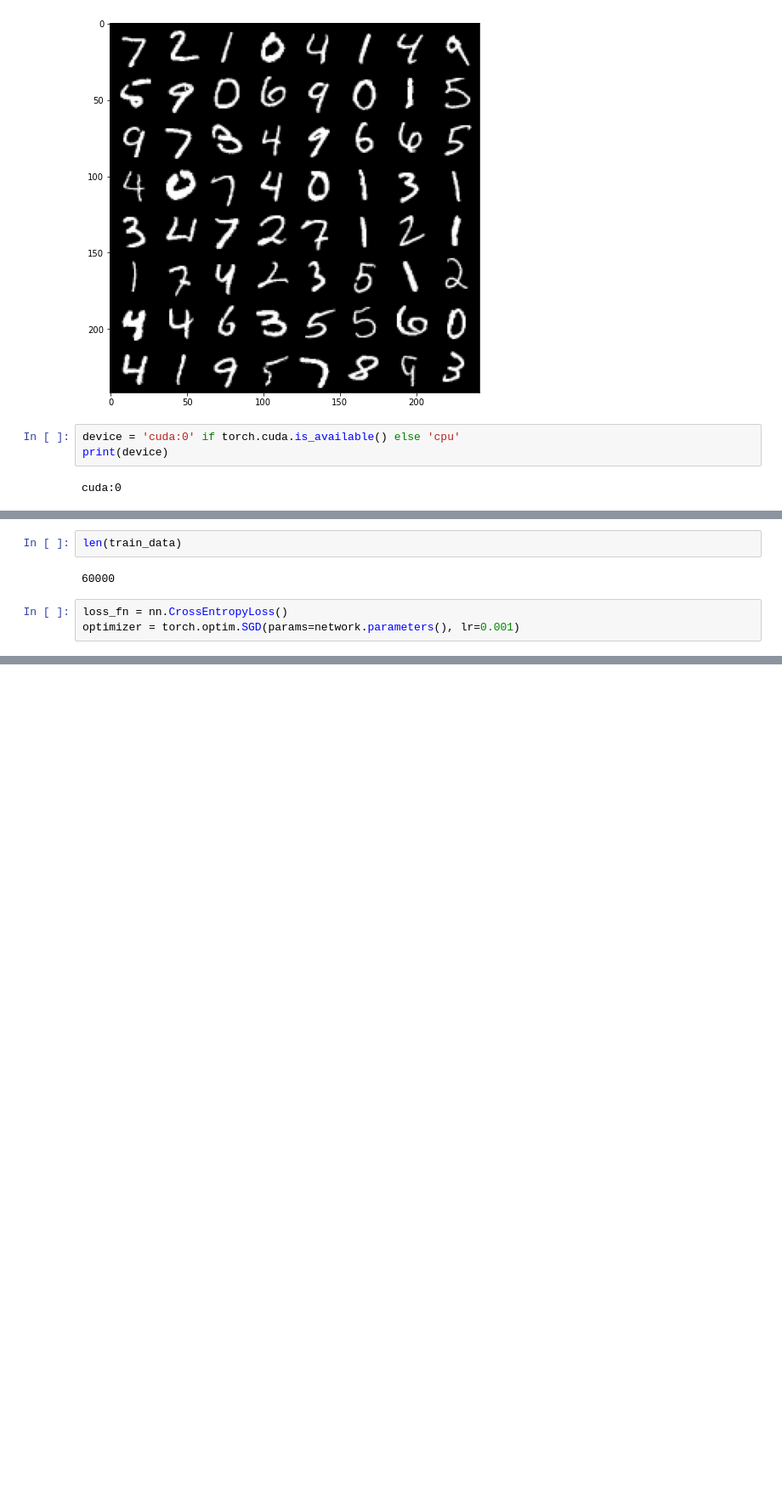
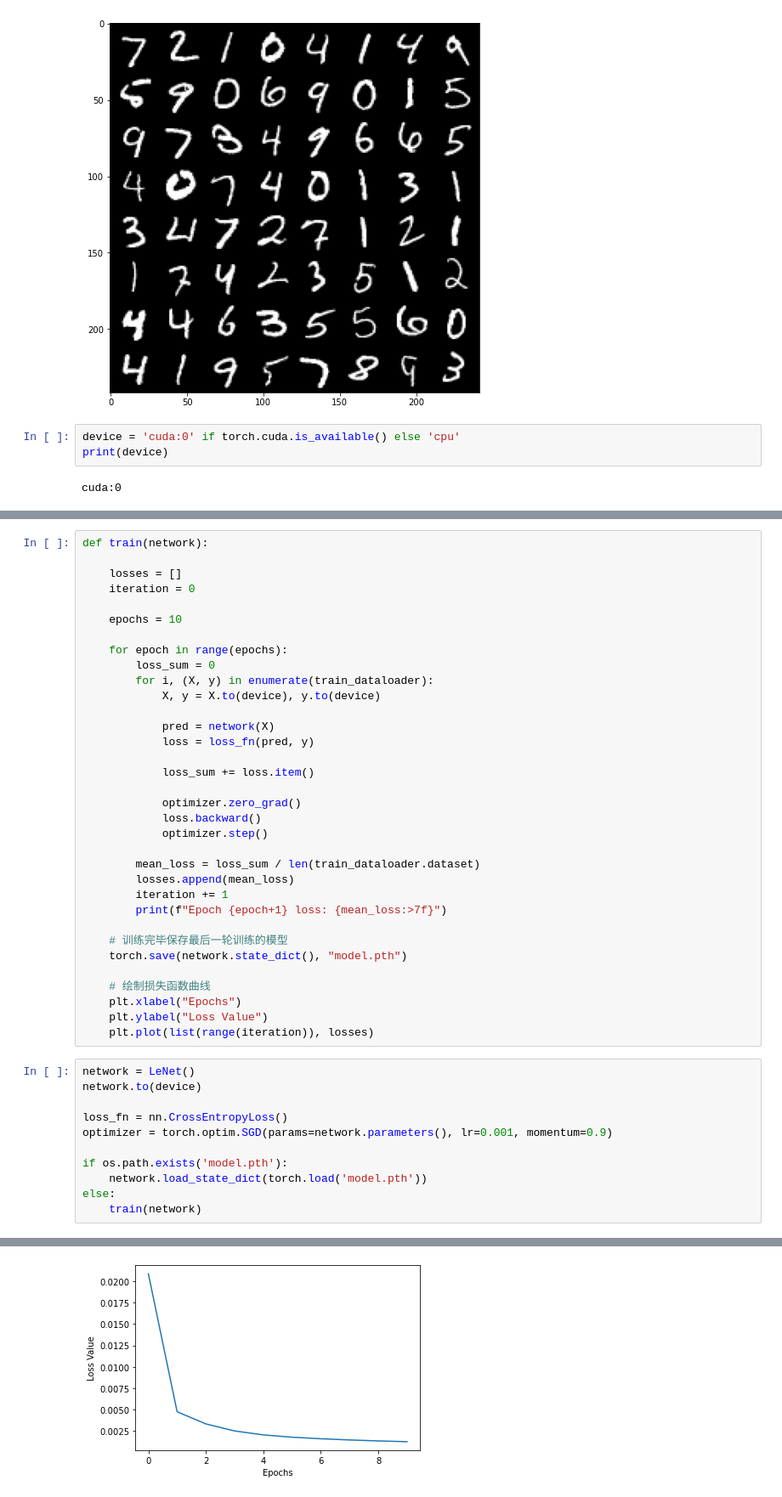
Before and after one commit to gwcrepo/FGSM-MNIST, a Jupyter notebook: FGSM-MNIST.ipynb, the cells around one changed output, grey strips where cells are left out. Shown at 85% size. Saved outputs shown, nothing was run; the diff lists cells and outputs as text; blank space fills up the shorter version.

```diff
--- a/FGSM-MNIST.ipynb
+++ b/FGSM-MNIST.ipynb
@@ -82,7 +69,46 @@ LeNet(
-# %%
-len(train_data)
-# %% [output]
-60000
+# %%
+def train(network):
+
+    losses = []
+    iteration = 0
+
+    epochs = 10
+
+    for epoch in range(epochs):
+        loss_sum = 0
+        for i, (X, y) in enumerate(train_dataloader):
+            X, y = X.to(device), y.to(device)
+
+            pred = network(X)
+            loss = loss_fn(pred, y)
+
+            loss_sum += loss.item()
+
+            optimizer.zero_grad()
+            loss.backward()
+            optimizer.step()
+
+        mean_loss = loss_sum / len(train_dataloader.dataset)
+        losses.append(mean_loss)
+        iteration += 1
+        print(f"Epoch {epoch+1} loss: {mean_loss:>7f}")
+
+    # 训练完毕保存最后一轮训练的模型
+    torch.save(network.state_dict(), "model.pth")
+
+    # 绘制损失函数曲线
+    plt.xlabel("Epochs")
+    plt.ylabel("Loss Value")
+    plt.plot(list(range(iteration)), losses)
 # %%
+network = LeNet()
+network.to(device)
+
 loss_fn = nn.CrossEntropyLoss()
-optimizer = torch.optim.SGD(params=network.parameters(), lr=0.001)
+optimizer = torch.optim.SGD(params=network.parameters(), lr=0.001, momentum=0.9)
+
+if os.path.exists('model.pth'):
+    network.load_state_dict(torch.load('model.pth'))
+else:
+    train(network)
+# %% [output]
@@ -88,0 +125 @@ optimizer = torch.optim.SGD(params=network.parameters(), lr=0.001)
+[figure, added]
```
Also changed, not shown: parts of 12 cells of this notebook, 1 other file.
